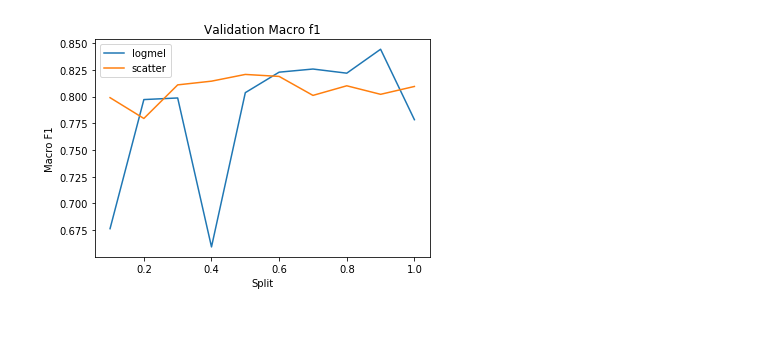
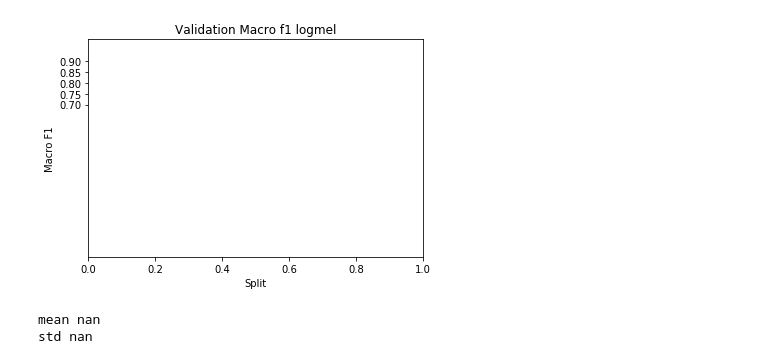
Before and after one commit to lcrosvila/masters-thesis, a Jupyter notebook: two_inputs/reduced_train_comparisons.ipynb, the cells around one changed output. Cells and saved outputs as stored; diff of their text form; code cells hidden in the pictures; blank space fills up the shorter version.

```diff
--- a/two_inputs/reduced_train_comparisons.ipynb
+++ b/two_inputs/reduced_train_comparisons.ipynb
@@ -51,9 +271,15 @@ plt.show()
 # %%
-plt.title('Validation losses')
-plt.plot(splits, val_losses_logmel, label='logmel')
-plt.plot(splits, val_losses_scatter, label='scatter')
-plt.legend()
+plt.title('Validation losses logmel')
+for i in range(len(val_losses_logmel_all)):
+    plt.plot(splits, val_losses_logmel_all[i])
+#plt.plot(splits, val_losses_logmel_all, label='logmel')
+# plt.plot(splits, val_losses_scatter_all, label='scatter')
+
 plt.ylabel('Validation loss')
 plt.xlabel('Split')
+plt.yticks([i/20 for i in range(6,11)])
 plt.show()
+
+print('mean', np.mean(np.array(val_losses_logmel_all), axis=0))
+print('std', np.std(np.array(val_losses_logmel_all), axis=0))
 # %% [output]
@@ -60,0 +289,14 @@ plt.show()
+# %%
+plt.title('Validation losses scatter')
+for i in range(len(val_losses_scatter_all)):
+    plt.plot(splits, val_losses_scatter_all[i])
+#plt.plot(splits, val_losses_logmel_all, label='logmel')
+# plt.plot(splits, val_losses_scatter_all, label='scatter')
+
+plt.ylabel('Validation loss')
+plt.xlabel('Split')
+plt.yticks([i/20 for i in range(6,11)])
+plt.show()
+
+print('mean', np.mean(np.array(val_losses_scatter_all), axis=0))
+print('std', np.std(np.array(val_losses_scatter_all), axis=0))
@@ -61,10 +307,18 @@ plt.show()
 # %%
-plt.title('Validation Macro f1')
-plt.plot(splits, val_f1_logmel, label='logmel')
-plt.plot(splits, val_f1_scatter, label='scatter')
-plt.legend()
+plt.title('Validation Macro f1 logmel')
+for i in range(len(val_f1_logmel_all)):
+    plt.plot(splits, val_f1_logmel_all[i])
+#plt.plot(splits, val_f1_logmel_all, label='logmel')
+# plt.plot(splits, val_f1_scatter_all, label='scatter')
+
 plt.ylabel('Macro F1')
 plt.xlabel('Split')
+plt.yticks([i/20 for i in range(14,19)])
 plt.show()
+
+print('mean', np.mean(np.array(val_f1_logmel_all), axis=0))
+print('std', np.std(np.array(val_f1_logmel_all), axis=0))
 # %% [output]
-[figure, old version]
+[figure, new version]
+mean nan
+std nan
```
Also changed, not shown: parts of 16 cells of this notebook, 2 other files.
